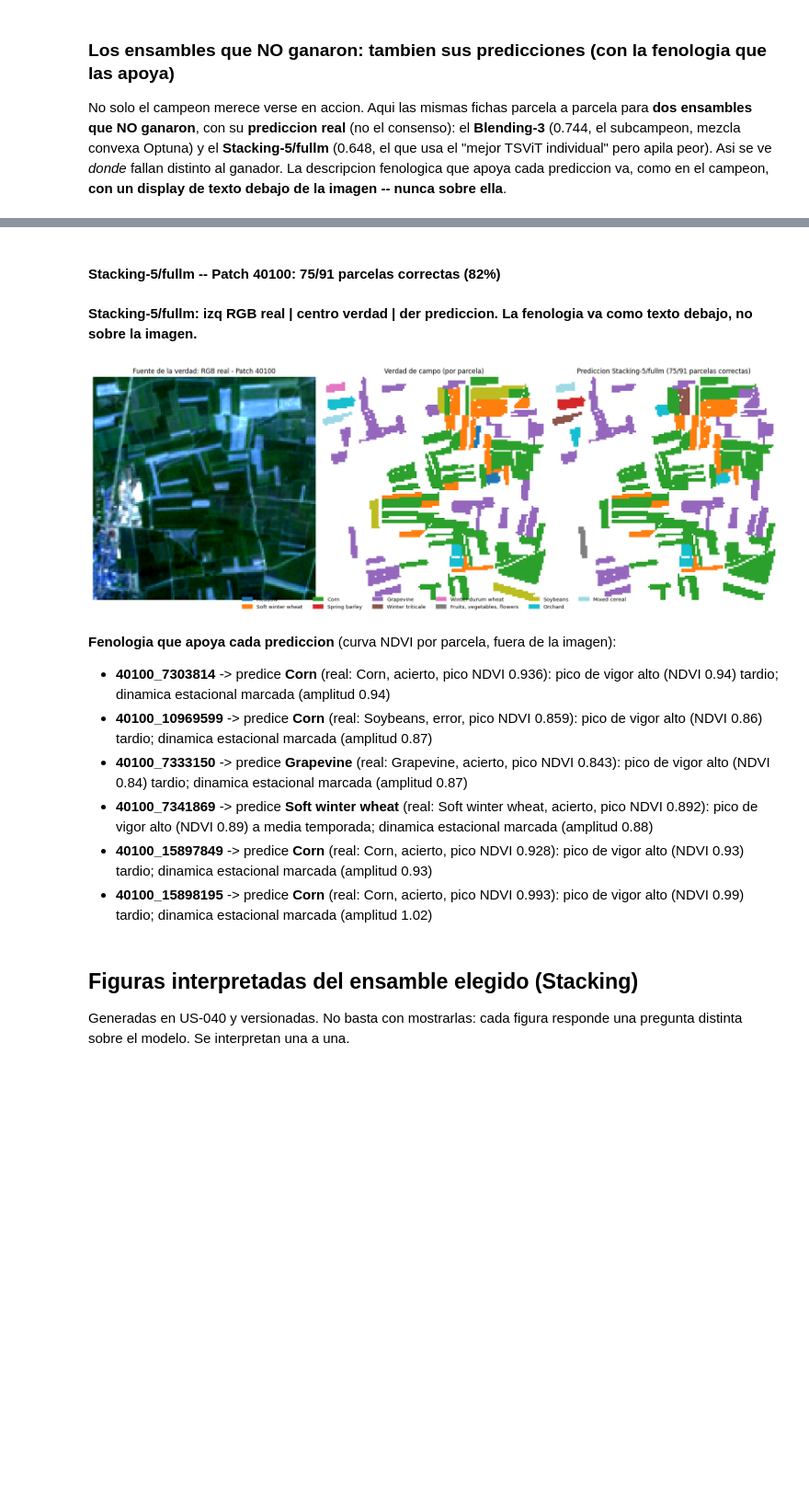
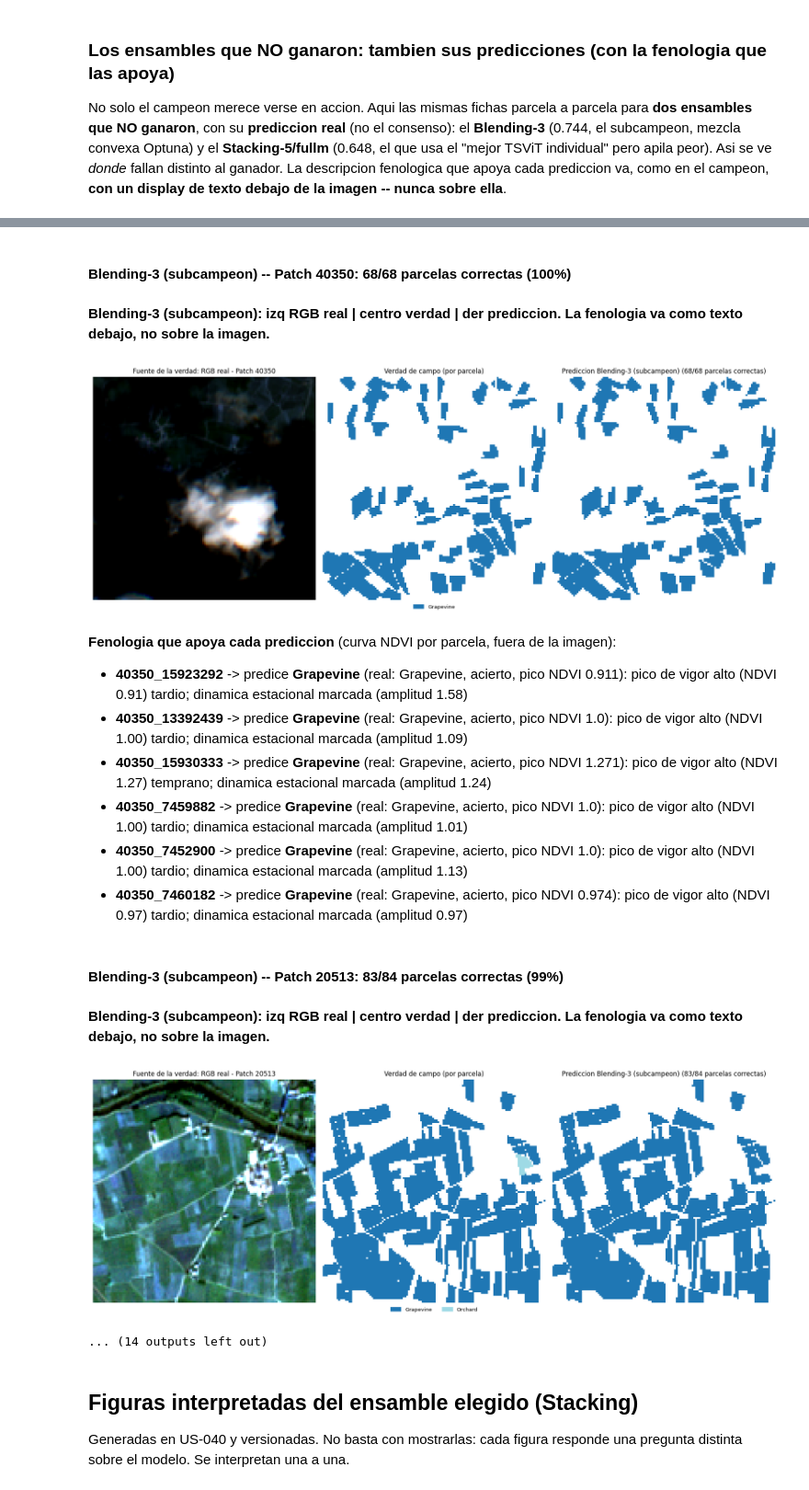
Before and after one commit to ArthurZizumbo/agrosat-copilot, a Jupyter notebook: notebooks/final_model/06c_ensambles_us040.ipynb, the cells around one changed output, grey strips where cells are left out. Shown at 92% size. Drawn from its saved outputs; the diff is of its cells as text; code cells hidden in the pictures; blank space fills up the shorter version.

Commit message:
docs(E6): 3 ejemplos por ficha de inferencia (campeon y no-ganadores) en 06c

```diff
--- a/notebooks/final_model/06c_ensambles_us040.ipynb
+++ b/notebooks/final_model/06c_ensambles_us040.ipynb
@@ -136,7 +136,7 @@ import polars as pl
 from ml.report.ensemble_inference_cards import build_stacking_inference_cards
 
 pastis_root = REPO / 'data/PASTIS-R'
-patches = ['40100', '40394']
+patches = ['40100', '40350', '20513']
 
 
 def _fenologia_markdown(card, top=6):
@@ -257,7 +247,7 @@ from scripts.run_us040_ensembles import (
 
 pastis_root = REPO / 'data/PASTIS-R'
 oof_dir = REPO / 'ml/eval/oof'
-patches_ng = ['40100']  # un patch basta para ilustrar el contraste
+patches_ng = ['40100', '40350', '20513']  # 3 ejemplos por ensamble no-ganador
 
 
 def _pred_by_parcel(proba, keys):
@@ -341,14 +330,18 @@ else:
-#### Stacking-5/fullm -- Patch 40100: **75/91** parcelas correctas (82%)
+#### Blending-3 (subcampeon) -- Patch 40350: **68/68** parcelas correctas (100%)
-**Stacking-5/fullm: izq RGB real | centro verdad | der prediccion. La fenologia va como texto debajo, no sobre la imagen.**
+**Blending-3 (subcampeon): izq RGB real | centro verdad | der prediccion. La fenologia va como texto debajo, no sobre la imagen.**
-[figure, old version]
+[figure, new version]
 **Fenologia que apoya cada prediccion** (curva NDVI por parcela, fuera de la imagen):
 
-- **40100_7303814** -> predice **Corn** (real: Corn, acierto, pico NDVI 0.936): pico de vigor alto (NDVI 0.94) tardio; dinamica estacional marcada (amplitud 0.94)
-- **40100_10969599** -> predice **Corn** (real: Soybeans, error, pico NDVI 0.859): pico de vigor alto (NDVI 0.86) tardio; dinamica estacional marcada (amplitud 0.87)
-- **40100_7333150** -> predice **Grapevine** (real: Grapevine, acierto, pico NDVI 0.843): pico de vigor alto (NDVI 0.84) tardio; dinamica estacional marcada (amplitud 0.87)
-- **40100_7341869** -> predice **Soft winter wheat** (real: Soft winter wheat, acierto, pico NDVI 0.892): pico de vigor alto (NDVI 0.89) a media temporada; dinamica estacional marcada (amplitud 0.88)
-- **40100_15897849** -> predice **Corn** (real: Corn, acierto, pico NDVI 0.928): pico de vigor alto (NDVI 0.93) tardio; dinamica estacional marcada (amplitud 0.93)
-- **40100_15898195** -> predice **Corn** (real: Corn, acierto, pico NDVI 0.993): pico de vigor alto (NDVI 0.99) tardio; dinamica estacional marcada (amplitud 1.02)
+- **40350_15923292** -> predice **Grapevine** (real: Grapevine, acierto, pico NDVI 0.911): pico de vigor alto (NDVI 0.91) tardio; dinamica estacional marcada (amplitud 1.58)
+- **40350_13392439** -> predice **Grapevine** (real: Grapevine, acierto, pico NDVI 1.0): pico de vigor alto (NDVI 1.00) tardio; dinamica estacional marcada (amplitud 1.09)
+- **40350_15930333** -> predice **Grapevine** (real: Grapevine, acierto, pico NDVI 1.271): pico de vigor alto (NDVI 1.27) temprano; dinamica estacional marcada (amplitud 1.24)
+- **40350_7459882** -> predice **Grapevine** (real: Grapevine, acierto, pico NDVI 1.0): pico de vigor alto (NDVI 1.00) tardio; dinamica estacional marcada (amplitud 1.01)
+- **40350_7452900** -> predice **Grapevine** (real: Grapevine, acierto, pico NDVI 1.0): pico de vigor alto (NDVI 1.00) tardio; dinamica estacional marcada (amplitud 1.13)
+- **40350_7460182** -> predice **Grapevine** (real: Grapevine, acierto, pico NDVI 0.974): pico de vigor alto (NDVI 0.97) tardio; dinamica estacional marcada (amplitud 0.97)
+#### Blending-3 (subcampeon) -- Patch 20513: **83/84** parcelas correctas (99%)
+**Blending-3 (subcampeon): izq RGB real | centro verdad | der prediccion. La fenologia va como texto debajo, no sobre la imagen.**
+[figure, added]
+... (14 outputs left out)
 # %% [markdown]
 ## Figuras interpretadas del ensamble elegido (Stacking)
 
```
Also changed, not shown: parts of 2 cells of this notebook.
